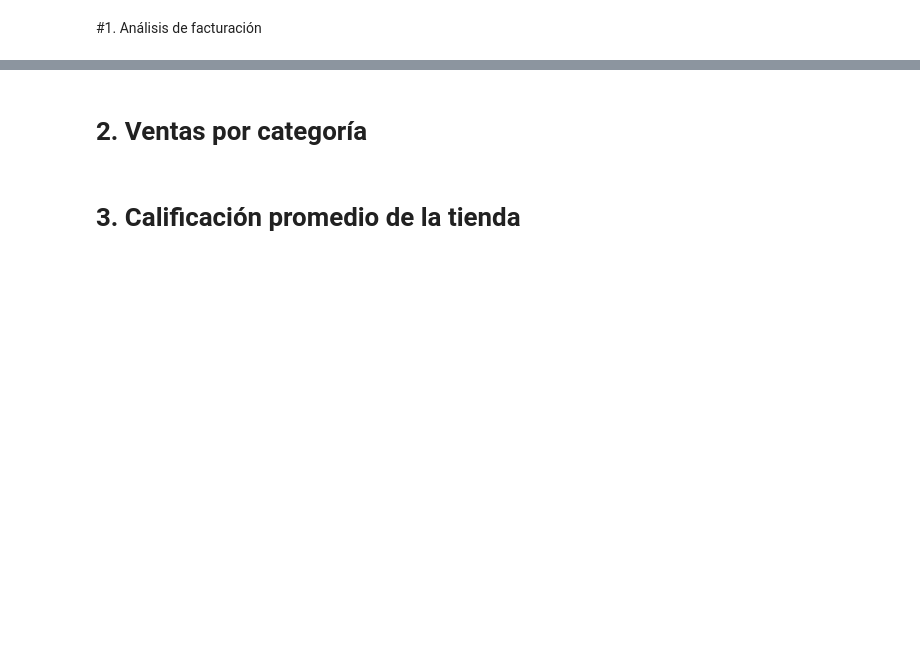
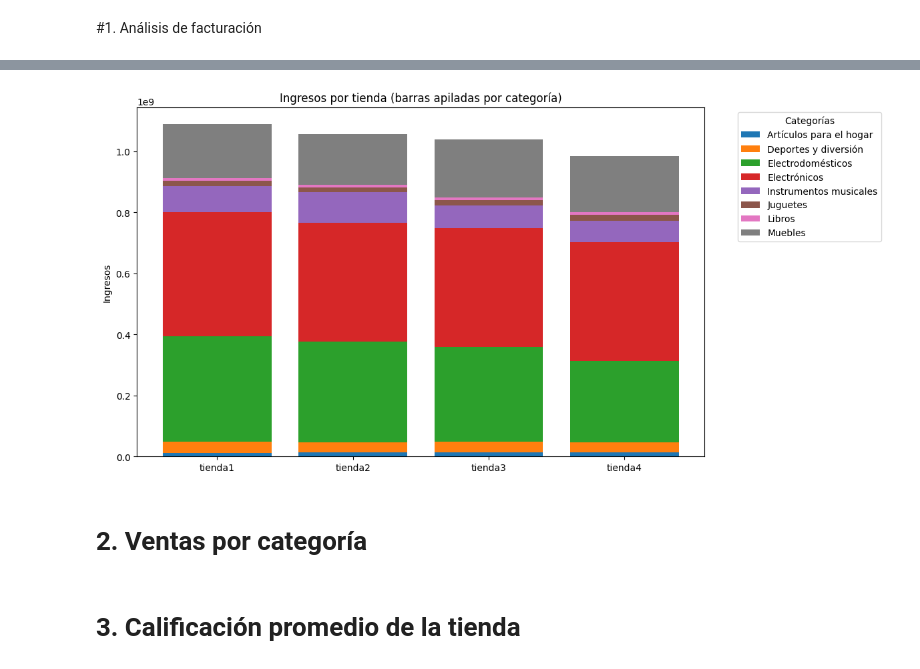
Before and after one commit to JCSR2022/challenge1-data-science-Alura, a Jupyter notebook: AluraStoreLatam.ipynb, the cells around one changed output, grey strips where cells are left out. Drawn from its saved outputs; the diff is of its cells as text; code cells hidden in the pictures; blank space fills up the shorter version.

```diff
--- a/AluraStoreLatam.ipynb
+++ b/AluraStoreLatam.ipynb
@@ -150,10 +164,14 @@ Método de pago ['Tarjeta de crédito' 'Nequi' 'Cupón' 'Tarjeta de débito']
 # %% [markdown]
 ## Productos por categoria
 # %%
-df = tienda1
+df = all_data['tienda2']
 productos_por_categoria = {}
+total_products = 0
 for cat in df['Categoría del Producto'].unique():
   productos_por_categoria[cat] = df[df['Categoría del Producto']==cat]['Producto'].unique()
-  print(cat,productos_por_categoria[cat])
+  cnt = len(productos_por_categoria[cat])
+  total_products += cnt
+  print(cat,productos_por_categoria[cat],cnt)
   print()
+print(f"Hay {total_products } productos en Total ")
 # %% [output]
@@ -385,3 +440,71 @@ df_review.shape
+# %%
+
+def graficar_ingresos_por_tienda_y_categoria(all_data):
+    """
+    Grafica 1 barra por tienda (stacked bar chart), dividida por categoría.
+
+    Parámetros
+    ----------
+    all_data : dict
+        Diccionario {nombre_tienda: dataframe}
+    """
+
+    # --- 1. Calcular ingresos por categoría para cada tienda ---
+    ingresos_dict = {}
+
+    for tienda, df in all_data.items():
+        df = df.copy()
+        df["Ingreso Total"] = df["Precio"] - df["Costo de envío"]
+
+        ingresos_por_categoria = (
+            df.groupby("Categoría del Producto")["Ingreso Total"]
+            .sum()
+        )
+
+        ingresos_dict[tienda] = ingresos_por_categoria
+
+    # --- 2. Unir todas las categorías existentes ---
+    categorias = sorted(set().union(*[s.index for s in ingresos_dict.values()]))
+
+    # --- 3. Crear matriz en forma:
+    #       filas = categorías
+    #       columnas = tiendas
+    tiendas = list(ingresos_dict.keys())
+
+    matriz = []
+
+    for cat in categorias:
+        fila = [ingresos_dict[tienda].get(cat, 0) for tienda in tiendas]
+        matriz.append(fila)
+
+    matriz = np.array(matriz)   # shape: (categorías, tiendas)
+
+    # --- 4. Graficar barras apiladas ---
+    x = np.arange(len(tiendas))  # posición de cada tienda
+    bottom = np.zeros(len(tiendas))
+
+    plt.figure(figsize=(12, 6))
+
+    for i, cat in enumerate(categorias):
+        plt.bar(
+            x,
+            matriz[i],
+            bottom=bottom,
+            label=cat
+        )
+        bottom += matriz[i]
+
+    # Ajustes del gráfico
+    plt.xticks(x, tiendas, rotation=0)
+    plt.ylabel("Ingresos")
+    plt.title("Ingresos por tienda (barras apiladas por categoría)")
+    plt.legend(title="Categorías", bbox_to_anchor=(1.05, 1), loc='upper left')
+    plt.tight_layout()
+    plt.show()
+
+graficar_ingresos_por_tienda_y_categoria(all_data)
+# %% [output]
+[figure, added]
 # %% [markdown]
 # 2. Ventas por categoría
 # %% [markdown]
```
Also changed, not shown: parts of 21 cells of this notebook.
